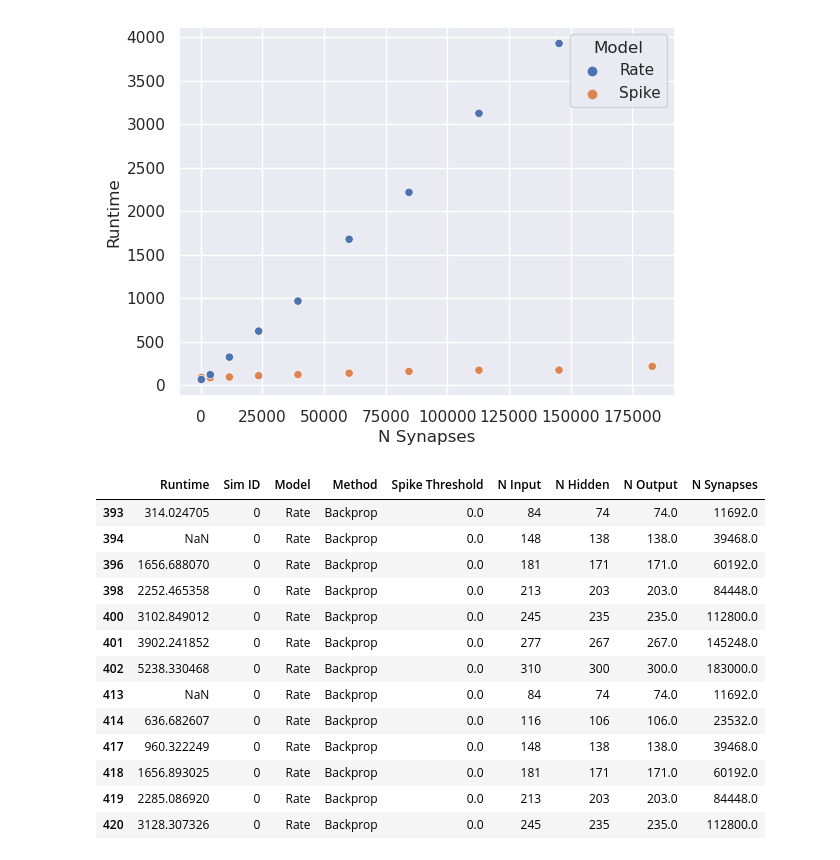
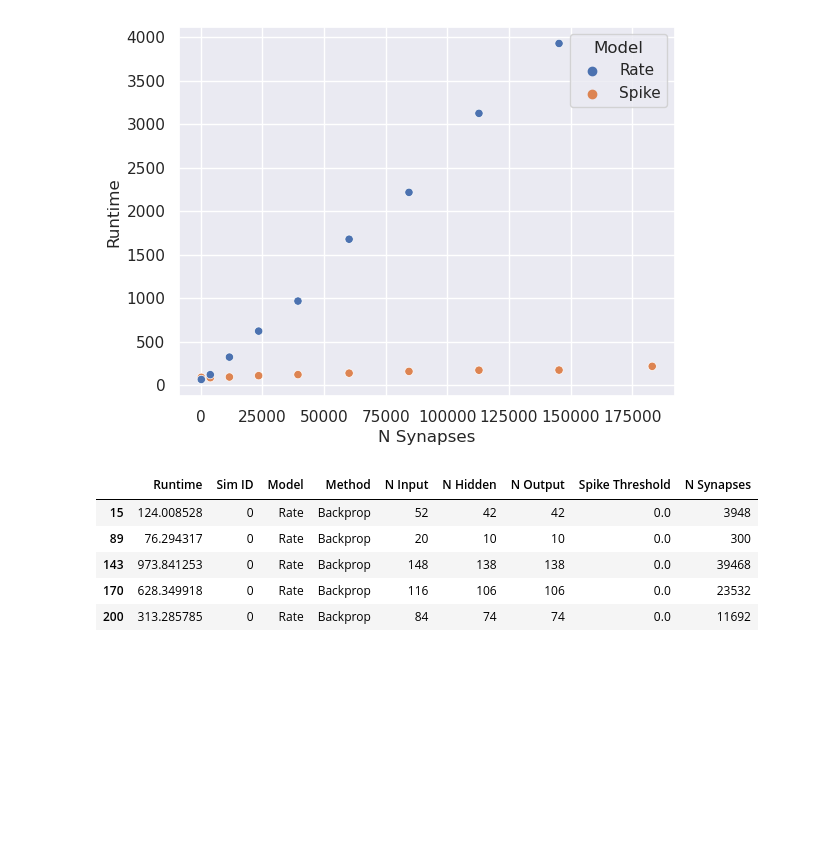
Before and after one commit to FabianSchubert/microcircuit_network, a Jupyter notebook: mc/analysis_notebooks/Randman_Analysis.ipynb, the cells around one changed output. Cells and saved outputs as stored; diff of their text form; code cells hidden in the pictures; blank space fills up the shorter version.

```diff
--- a/mc/analysis_notebooks/Randman_Analysis.ipynb
+++ b/mc/analysis_notebooks/Randman_Analysis.ipynb
@@ -41,22 +43,14 @@ plt.show()
 # %% [output]
 [figure]
 # %%
-df_runtime[(df_runtime["Method"]=="Backprop") & (df_runtime["Spike Threshold"] <= 1e-5) & (df_runtime["Model"]=="Rate")]
+df_runtime[(df_runtime["Method"]=="Backprop") & (df_runtime["Spike Threshold"] <= 1e-5) & (df_runtime["Model"]=="Rate")]3
 # %% [output]
-|  | Runtime | Sim ID | Model | Method | Spike Threshold | N Input | N Hidden | N Output | N Synapses |
-| 393 | 314.024705 | 0 | Rate | Backprop | 0.0 | 84 | 74 | 74.0 | 11692.0 |
-| 394 | NaN | 0 | Rate | Backprop | 0.0 | 148 | 138 | 138.0 | 39468.0 |
-| 396 | 1656.688070 | 0 | Rate | Backprop | 0.0 | 181 | 171 | 171.0 | 60192.0 |
-| 398 | 2252.465358 | 0 | Rate | Backprop | 0.0 | 213 | 203 | 203.0 | 84448.0 |
-| 400 | 3102.849012 | 0 | Rate | Backprop | 0.0 | 245 | 235 | 235.0 | 112800.0 |
-| 401 | 3902.241852 | 0 | Rate | Backprop | 0.0 | 277 | 267 | 267.0 | 145248.0 |
-| 402 | 5238.330468 | 0 | Rate | Backprop | 0.0 | 310 | 300 | 300.0 | 183000.0 |
-| 413 | NaN | 0 | Rate | Backprop | 0.0 | 84 | 74 | 74.0 | 11692.0 |
-| 414 | 636.682607 | 0 | Rate | Backprop | 0.0 | 116 | 106 | 106.0 | 23532.0 |
-| 417 | 960.322249 | 0 | Rate | Backprop | 0.0 | 148 | 138 | 138.0 | 39468.0 |
-| 418 | 1656.893025 | 0 | Rate | Backprop | 0.0 | 181 | 171 | 171.0 | 60192.0 |
-| 419 | 2285.086920 | 0 | Rate | Backprop | 0.0 | 213 | 203 | 203.0 | 84448.0 |
-| 420 | 3128.307326 | 0 | Rate | Backprop | 0.0 | 245 | 235 | 235.0 | 112800.0 |
+|  | Runtime | Sim ID | Model | Method | N Input | N Hidden | N Output | Spike Threshold | N Synapses |
+| 15 | 124.008528 | 0 | Rate | Backprop | 52 | 42 | 42 | 0.0 | 3948 |
+| 89 | 76.294317 | 0 | Rate | Backprop | 20 | 10 | 10 | 0.0 | 300 |
+| 143 | 973.841253 | 0 | Rate | Backprop | 148 | 138 | 138 | 0.0 | 39468 |
+| 170 | 628.349918 | 0 | Rate | Backprop | 116 | 106 | 106 | 0.0 | 23532 |
+| 200 | 313.285785 | 0 | Rate | Backprop | 84 | 74 | 74 | 0.0 | 11692 |
 # %%
 fig, ax = plt.subplots(1, 4, figsize=(15, 5))
 
```
Also changed, not shown: parts of 2 cells of this notebook, 8 other files.
